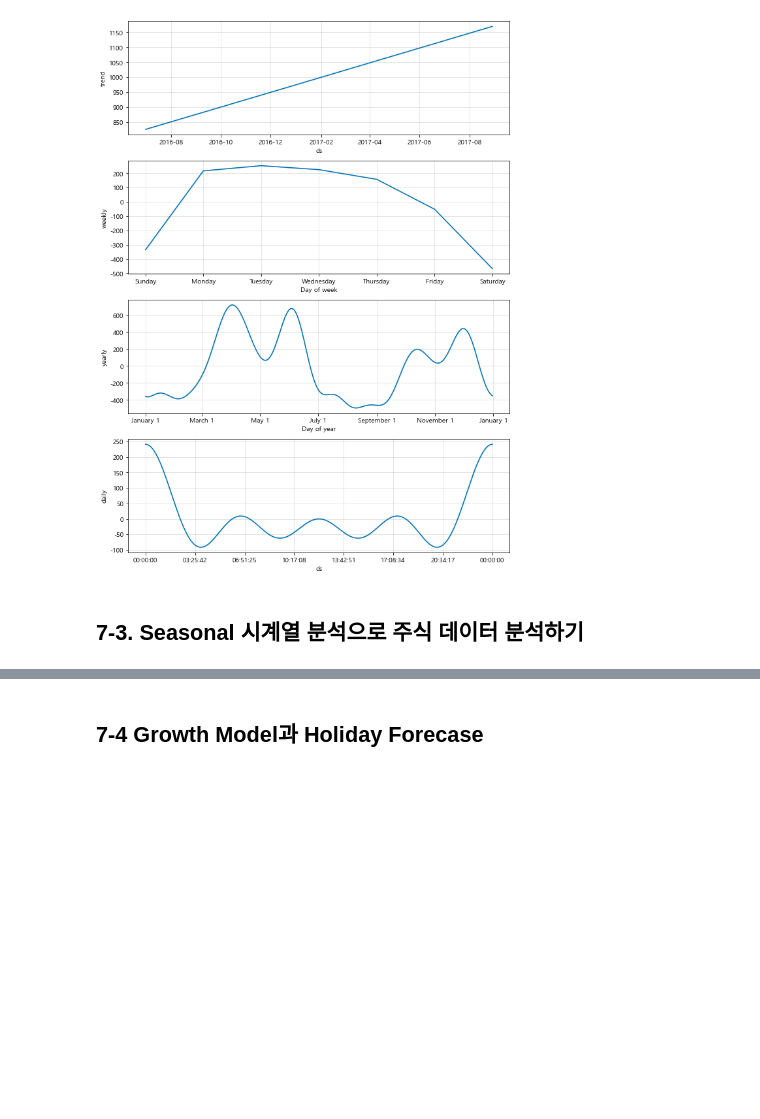
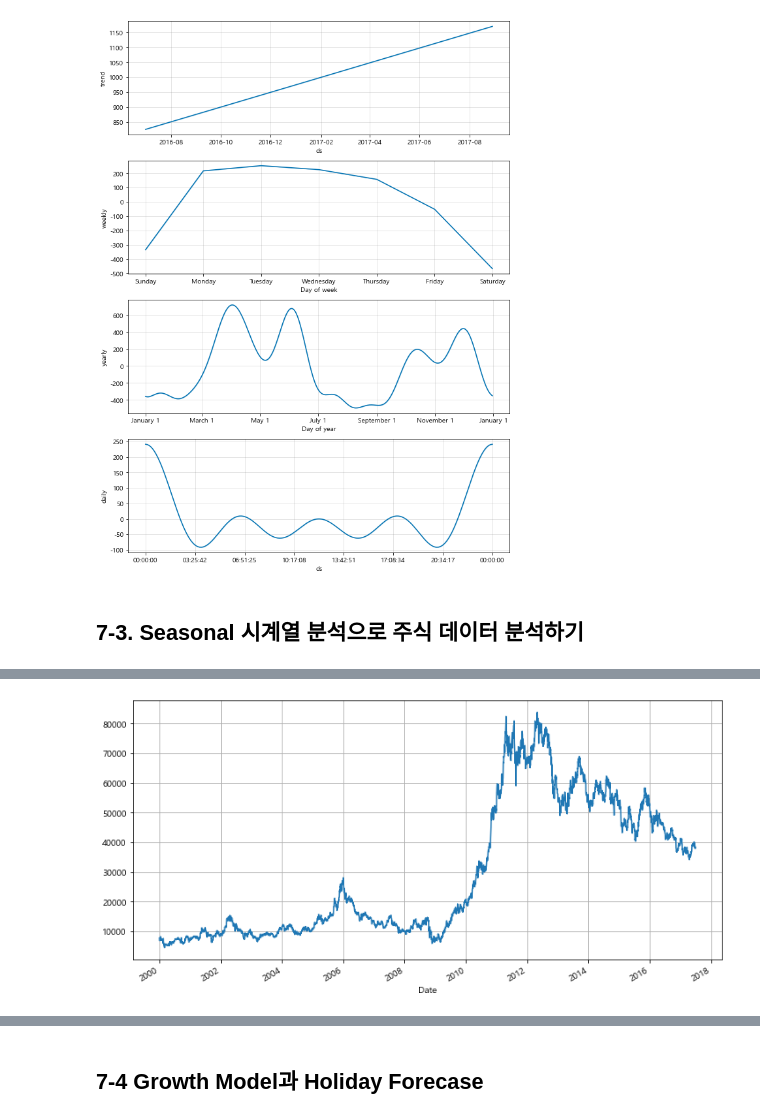
Before and after one commit to uzzulnumpy/herrine, a Jupyter notebook: 파이썬으로 데이터 주무르기/07_time_series_data/Untitled.ipynb, the cells around one changed output, grey strips where cells are left out. Saved outputs shown, nothing was run; the diff lists cells and outputs as text; code cells hidden in the pictures; blank space fills up the shorter version.

```diff
--- a/파이썬으로 데이터 주무르기/07_time_series_data/Untitled.ipynb
+++ b/파이썬으로 데이터 주무르기/07_time_series_data/Untitled.ipynb
@@ -151,0 +152,4 @@ ModuleNotFoundError: No module named 'fix_yahoo_finance'
+# %%
+KIA['Close'].plot(figsize=(12,6), grid=True);
+# %% [output]
+[figure, added]
```
Also changed, not shown: parts of 17 cells of this notebook.
